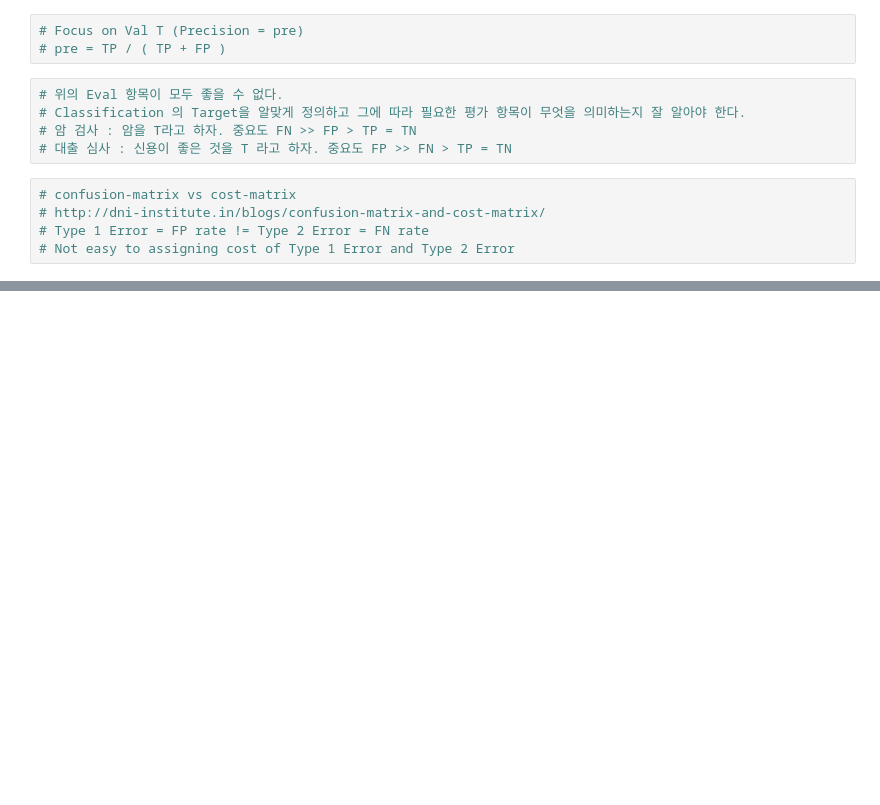
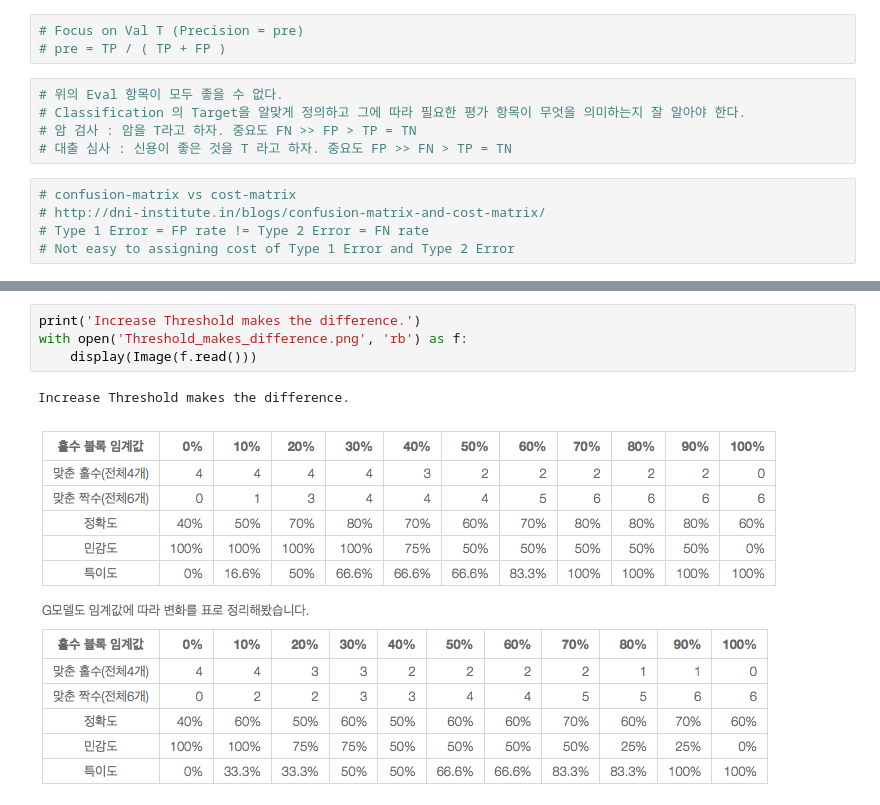
Before and after one commit to wooheaven/DeepLearning-Study, a Jupyter notebook: 03_InSpace_Keras_Tutorial/02_DL_Concept/05/05_01_evaluation_for_classification.ipynb, the cells around one changed output, grey strips where cells are left out. Saved outputs shown, nothing was run; the diff lists cells and outputs as text; blank space fills up the shorter version.

```diff
--- a/03_InSpace_Keras_Tutorial/02_DL_Concept/05/05_01_evaluation_for_classification.ipynb
+++ b/03_InSpace_Keras_Tutorial/02_DL_Concept/05/05_01_evaluation_for_classification.ipynb
@@ -70,0 +80,7 @@ with open('A_to_F_Model.png', 'rb') as f:
+# %%
+print('Increase Threshold makes the difference.')
+with open('Threshold_makes_difference.png', 'rb') as f:
+    display(Image(f.read()))
+# %% [output]
+Increase Threshold makes the difference.
+[figure, added]
```
Also changed, not shown: parts of 7 cells of this notebook, 2 other files.
